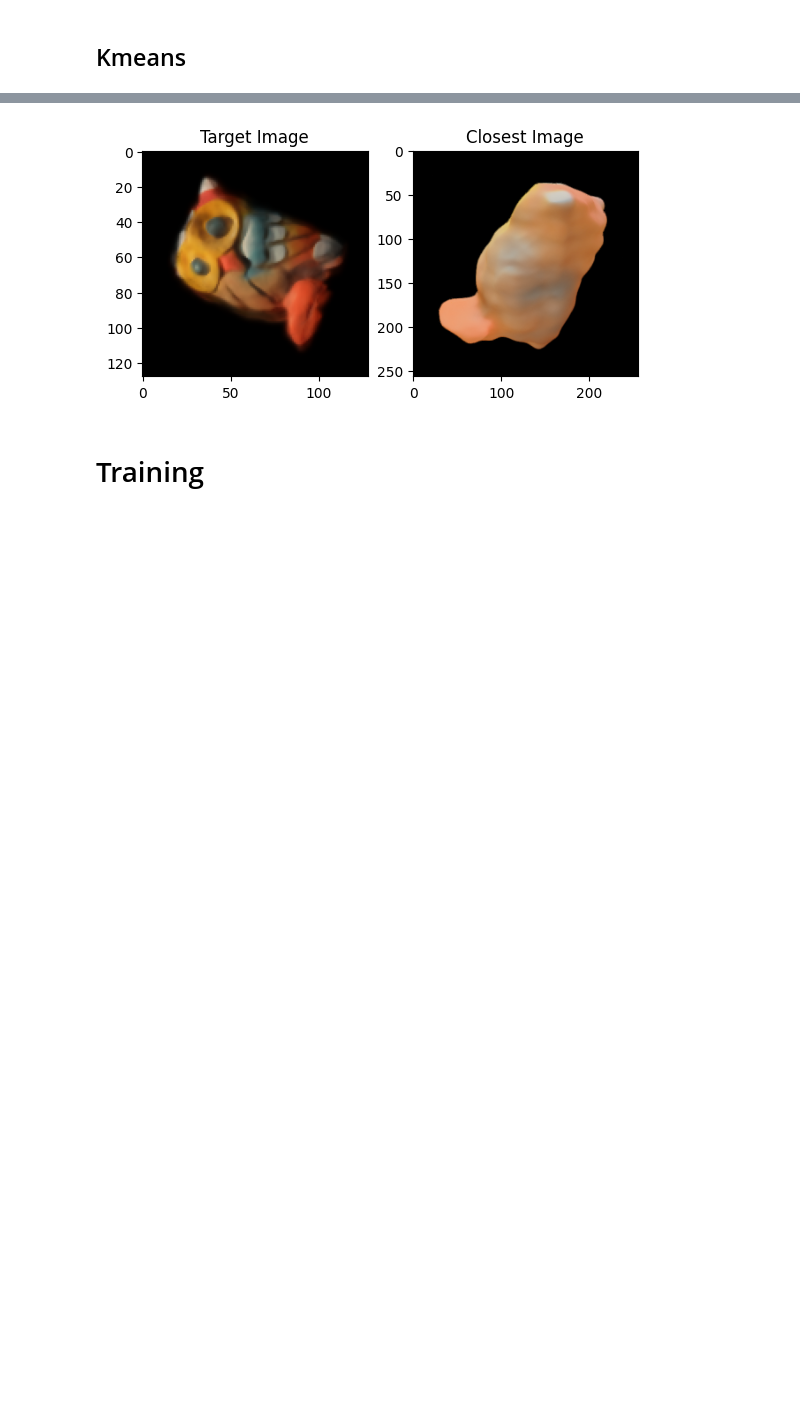
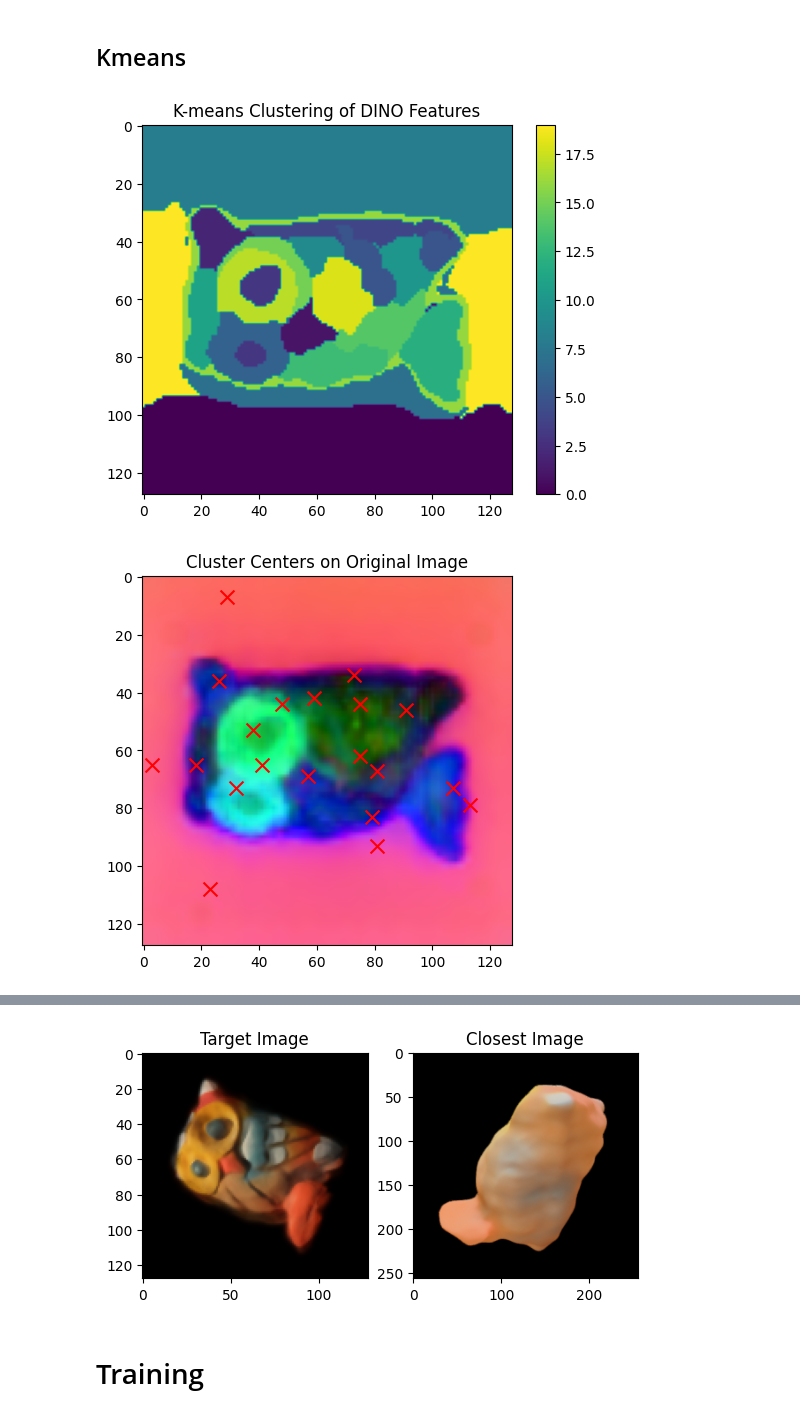
Before and after one commit to Dipan-Zhang/Wonder3D, a Jupyter notebook: NeuS/iNeuS_pose_estmation.ipynb, the cells around one changed output, grey strips where cells are left out. Saved outputs shown, nothing was run; the diff lists cells and outputs as text; code cells hidden in the pictures; blank space fills up the shorter version.

Commit message:
added bunch of visualization and tested with negative cos loss

```diff
--- a/NeuS/iNeuS_pose_estmation.ipynb
+++ b/NeuS/iNeuS_pose_estmation.ipynb
@@ -439,41 +424,47 @@ loaded checkpoint from ./exp/neus/owl/checkpoints/ckpt_003000.pth
 ## Kmeans
 # %%
 from sklearn.cluster import KMeans
-n_clusters = 6
+n_clusters = 20
 
-target_img_features_flatten = torch.reshape(target_img_features[0], [-1, target_img_features[0].shape[-1]])
-target_img_features_flatten /= torch.norm(target_img_features_flatten, dim=-1, keepdim=True)
-# cluster_centers = k_means(target_img_features_flatten.cpu().numpy(), k=10)
+# create clone to avoid in-place operation
+target_img_features_flatten = target_img_features.clone()
+target_img_features_flatten = target_img_features_flatten.view(-1, target_img_features_flatten.shape[-1])
+# target_img_features_flatten /= torch.norm(target_img_features_flatten, dim=-1, keepdim=True)
 
-target_img_features_pca = apply_pca_colormap(target_img_features[0]).cpu().numpy() # 128, 128, 3
-target_img_features_pca_flatten = np.reshape(target_img_features_pca, [-1, target_img_features_pca.shape[-1]]) #  128*128, 3
-# cluster_centers = k_means(target_img_features_pca_flatten, k=10)
+# apply PCA and colormap
+target_img_features_pca = apply_pca_colormap(target_img_features).cpu().numpy() # in_sz, in_sz, 3
+target_img_features_pca_flatten = np.reshape(target_img_features_pca, [-1, target_img_features_pca.shape[-1]]) #  in_sz*in_sz, 3
 
+# cluster the image features
 kmeans = KMeans(n_clusters=n_clusters, random_state=0).fit(target_img_features_flatten.cpu().numpy())
-cluster_labels = kmeans.labels_  # Shape: (128*128,)
-cluster_centers = kmeans.cluster_centers_  # Shape: (k, 384)
-cluster_labels_2d = cluster_labels.reshape(128, 128)
+cluster_labels = kmeans.labels_  # Shape: (in_sz*in_sz,)
+cluster_centers = kmeans.cluster_centers_  # Shape: (n_cluster, 384)
+cluster_labels_2d = cluster_labels.reshape(in_sz, in_sz)
 
 # Display the cluster labels as an image
 plt.imshow(cluster_labels_2d, cmap='viridis')  # You can use any colormap you like
 plt.colorbar()
 plt.title("K-means Clustering of DINO Features")
 plt.show()
 
 # Compute the distance from each pixel to each cluster center
 distances_to_centers = np.linalg.norm(target_img_features_flatten.cpu().numpy()[:, np.newaxis] - cluster_centers, axis=2)
 
 # Find the pixel closest to each center
 closest_pixels = np.argmin(distances_to_centers, axis=0)  # Shape: (k,)
 
 # Convert the flattened indices back to 2D coordinates
-closest_pixel_coords = np.unravel_index(closest_pixels, (128, 128))  # Shape: (2, k)
-
+closest_pixel_coords = np.unravel_index(closest_pixels, (in_sz, in_sz))  # Shape: (2, k)
 
 # Display the original image
-plt.imshow(target_img_features_pca, cmap='gray')  # Assuming original_image is grayscale, otherwise remove cmap
-
-# Overlay the cluster centers
+plt.imshow(target_img_features_pca)  # Assuming original_image is grayscale, otherwise remove cmap
 plt.scatter(closest_pixel_coords[1], closest_pixel_coords[0], c='red', s=100, marker='x')  # 'x' marks for centers
 plt.title("Cluster Centers on Original Image")
 plt.show()
+
+
+#TODO get rid the bg cluster center, does provide information
+#TODO make this like interest region sampling strategy
+# %% [output]
+[figure, added]
+[figure, added]
```
Also changed, not shown: parts of 27 cells of this notebook.
